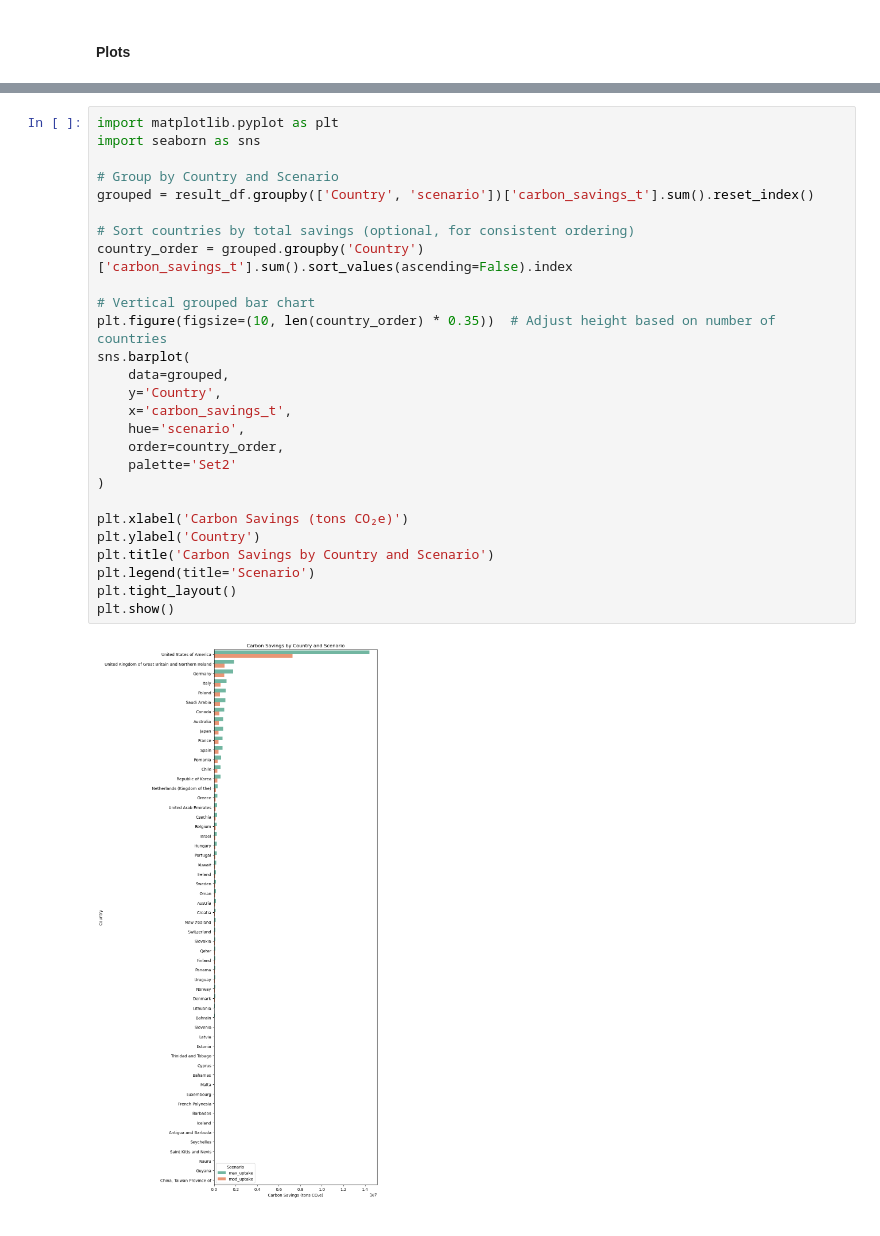
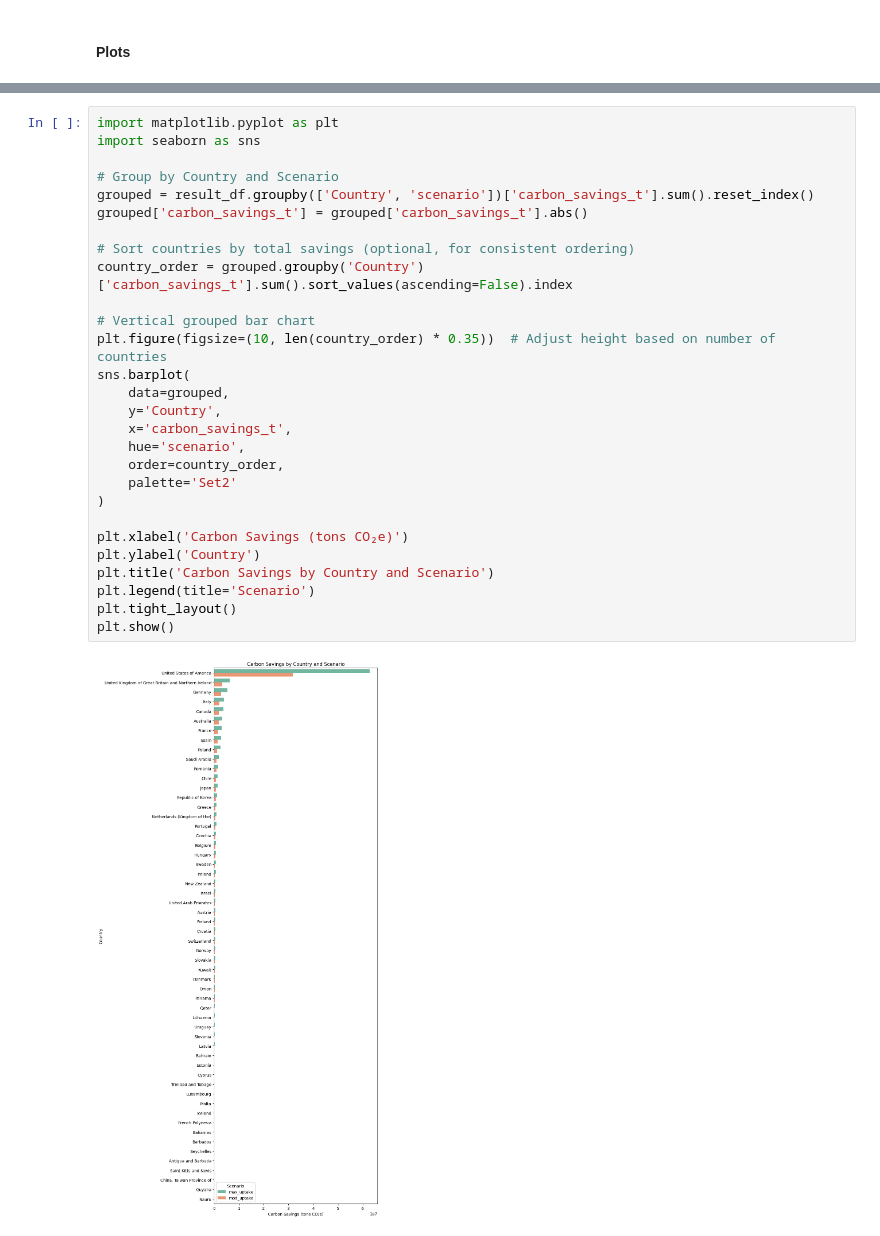
Before and after one commit to Chen2939/semaglutide, a Jupyter notebook: Price rebound model.ipynb, the cells around one changed output, grey strips where cells are left out. Drawn from its saved outputs; the diff is of its cells as text.

```diff
--- a/Price rebound model.ipynb
+++ b/Price rebound model.ipynb
@@ -231,32 +231,33 @@ plot_equilibrium_curves(0,result_df)
 # %%
 import matplotlib.pyplot as plt
 import seaborn as sns
 
 # Group by Country and Scenario
 grouped = result_df.groupby(['Country', 'scenario'])['carbon_savings_t'].sum().reset_index()
+grouped['carbon_savings_t'] = grouped['carbon_savings_t'].abs()
 
 # Sort countries by total savings (optional, for consistent ordering)
 country_order = grouped.groupby('Country')['carbon_savings_t'].sum().sort_values(ascending=False).index
 
 # Vertical grouped bar chart
 plt.figure(figsize=(10, len(country_order) * 0.35))  # Adjust height based on number of countries
 sns.barplot(
     data=grouped,
     y='Country',
     x='carbon_savings_t',
     hue='scenario',
     order=country_order,
     palette='Set2'
 )
 
 plt.xlabel('Carbon Savings (tons CO₂e)')
 plt.ylabel('Country')
 plt.title('Carbon Savings by Country and Scenario')
 plt.legend(title='Scenario')
 plt.tight_layout()
 plt.show()
 # %% [output]
-[figure, old version]
+[figure, new version]
 # %%
 import matplotlib.pyplot as plt
 import numpy as np
```
Also changed, not shown: parts of 3 cells of this notebook, 13 other files.
